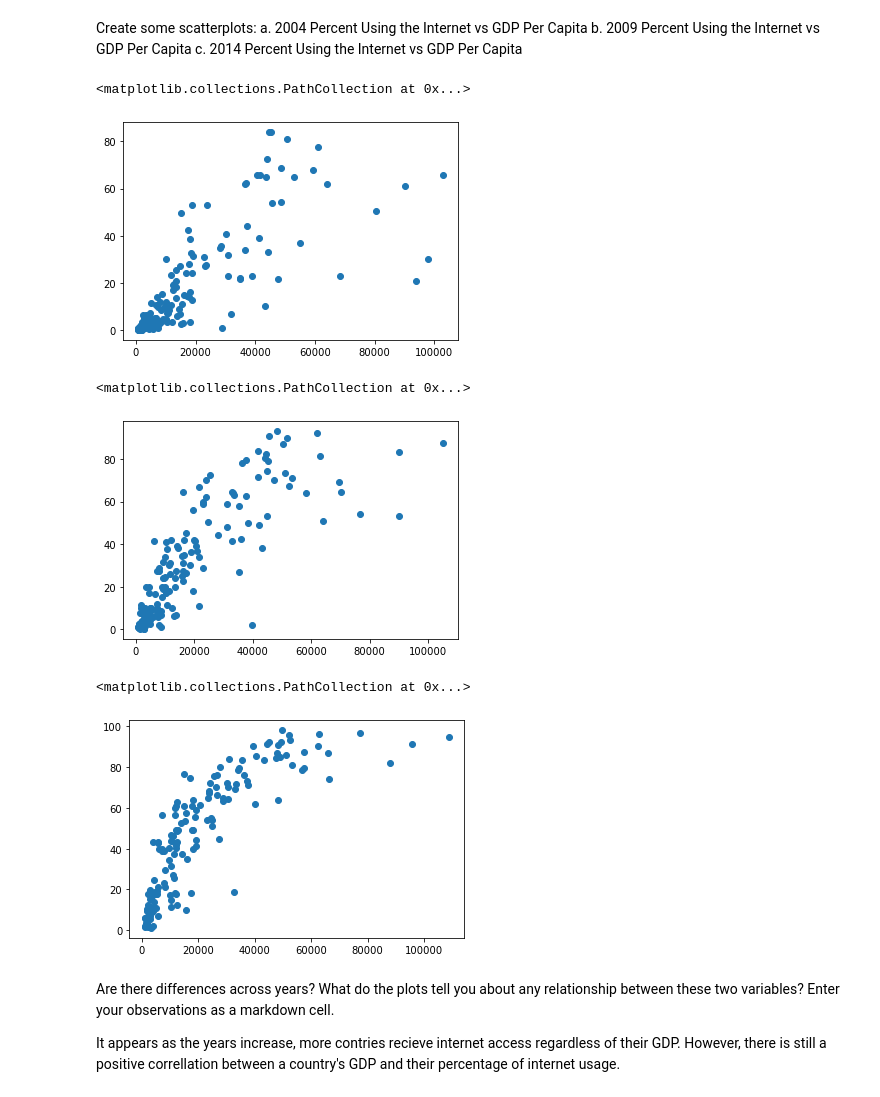
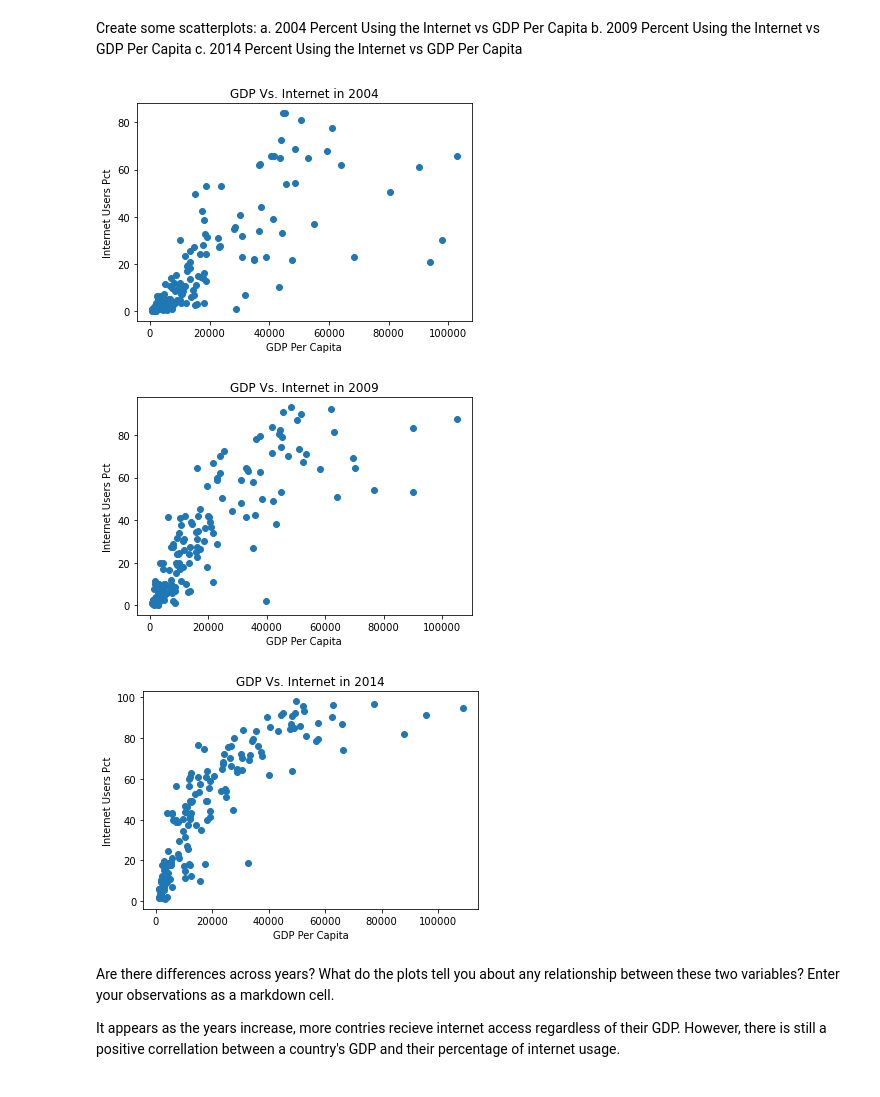
Before and after one commit to tarynpatterson/gdp-and-internet-usage-tarynpatterson, a Jupyter notebook: data/GDP and Internet Usage.ipynb, the cells around one changed output. Drawn from its saved outputs; the diff is of its cells as text; code cells hidden in the pictures.

```diff
--- a/data/GDP and Internet Usage.ipynb
+++ b/data/GDP and Internet Usage.ipynb
@@ -9,7 +9,7 @@ import seaborn as sns
 # %% [markdown]
 Use pandas to read csv file and set as dataframe gdp_df
 # %%
-gdp_df = pd.read_csv('gdp_percapita.csv')
+gdp_df = pd.read_csv('gdp_percapita.csv', nrows=6868)
 # %% [markdown]
 Print first 6 rows
 # %%
@@ -25,7 +25,7 @@ print(gdp_df.head(6))
 # %% [markdown]
 Repeat for the internet use dataset
 # %%
-internet_df = pd.read_csv('internet_use.csv', error_bad_lines=False)
+internet_df = pd.read_csv('internet_use.csv', nrows=4495)
 print(internet_df.head(6))
 # %% [output]
   Country or Area  Year     Value  Value Footnotes
@@ -235,8 +240,8 @@ print(gdp_and_internet_use_sub.tail(20))
 # %% [markdown]
 Create three new DataFrames, one for 2004, one for 2009, and one for 2014. Give them meaningful names that aren't too long.
 # %%
-gdp_int_2004 = gdp_and_internet_use[gdp_and_internet_use.Year == '2004']
-gdp_int_2009 = gdp_and_internet_use[gdp_and_internet_use.Year == '2009']
-gdp_int_2014 = gdp_and_internet_use[gdp_and_internet_use.Year == '2014']
-print(gdp_int_2014.head(10))
+gdp_int_2004 = gdp_and_internet_use[gdp_and_internet_use.Year == 2004]
+gdp_int_2009 = gdp_and_internet_use[gdp_and_internet_use.Year == 2009]
+gdp_int_2014 = gdp_and_internet_use[gdp_and_internet_use.Year == 2014]
+gdp_int_2014.head(10)
 # %% [output]
@@ -323,20 +328,26 @@ a. 2004 Percent Using the Internet vs GDP Per Capita
 b. 2009 Percent Using the Internet vs GDP Per Capita
 c. 2014 Percent Using the Internet vs GDP Per Capita
 # %%
-plt.scatter(gdp_int_2004['GDP_Per_Capita'], gdp_int_2004['Internet_Users_Pct'])
+_ = plt.scatter(gdp_int_2004['GDP_Per_Capita'], gdp_int_2004['Internet_Users_Pct'])
+_ = plt.title('GDP Vs. Internet in 2004')
+_ = plt.xlabel('GDP Per Capita')
+_ = plt.ylabel('Internet Users Pct')
 # %% [output]
-<matplotlib.collections.PathCollection at 0x...>
-[figure, old version]
+[figure, new version]
 # %%
-plt.scatter(gdp_int_2009['GDP_Per_Capita'], gdp_int_2009['Internet_Users_Pct'])
+_ = plt.scatter(gdp_int_2009['GDP_Per_Capita'], gdp_int_2009['Internet_Users_Pct'])
+_ = plt.title('GDP Vs. Internet in 2009')
+_ = plt.xlabel('GDP Per Capita')
+_ = plt.ylabel('Internet Users Pct')
 # %% [output]
-<matplotlib.collections.PathCollection at 0x...>
-[figure, old version]
+[figure, new version]
 # %%
-plt.scatter(gdp_int_2014['GDP_Per_Capita'], gdp_int_2014['Internet_Users_Pct'])
+_ = plt.scatter(gdp_int_2014['GDP_Per_Capita'], gdp_int_2014['Internet_Users_Pct'])
+_ = plt.title('GDP Vs. Internet in 2014')
+_ = plt.xlabel('GDP Per Capita')
+_ = plt.ylabel('Internet Users Pct')
 # %% [output]
-<matplotlib.collections.PathCollection at 0x...>
-[figure, old version]
+[figure, new version]
 # %% [markdown]
 Are there differences across years? What do the plots tell you about any relationship between these two variables? Enter your observations as a markdown cell.
 
```
Also changed, not shown: parts of 30 cells of this notebook.
